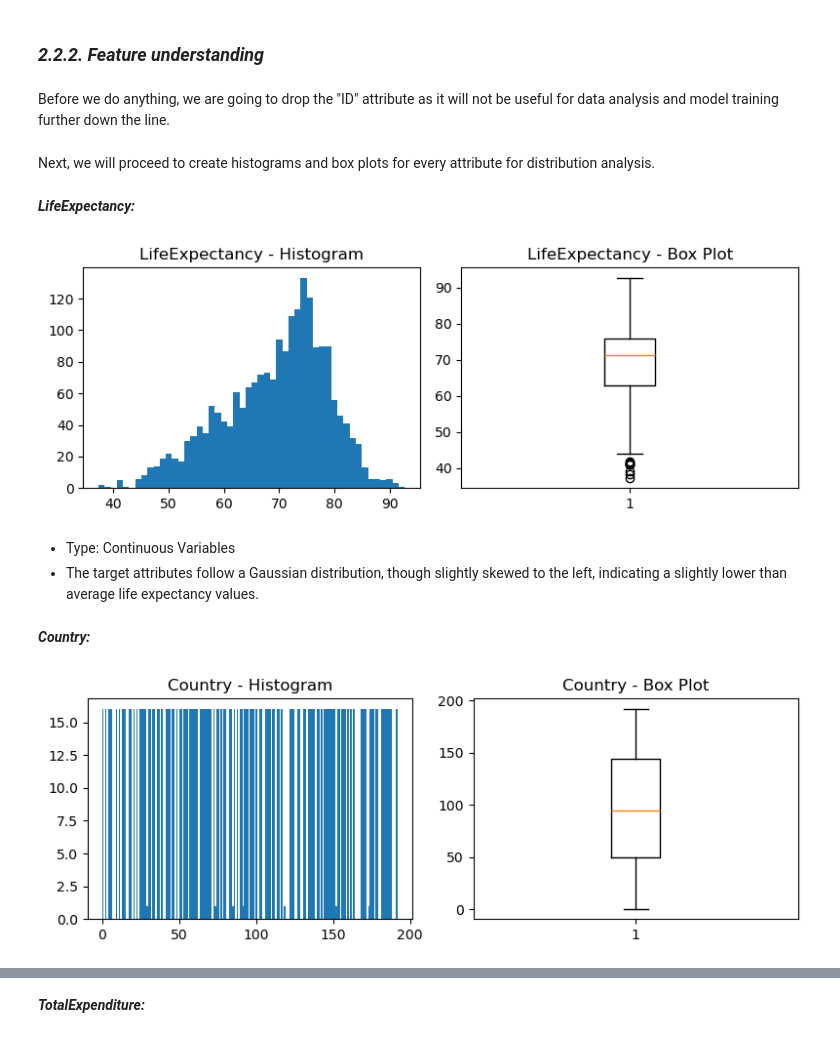
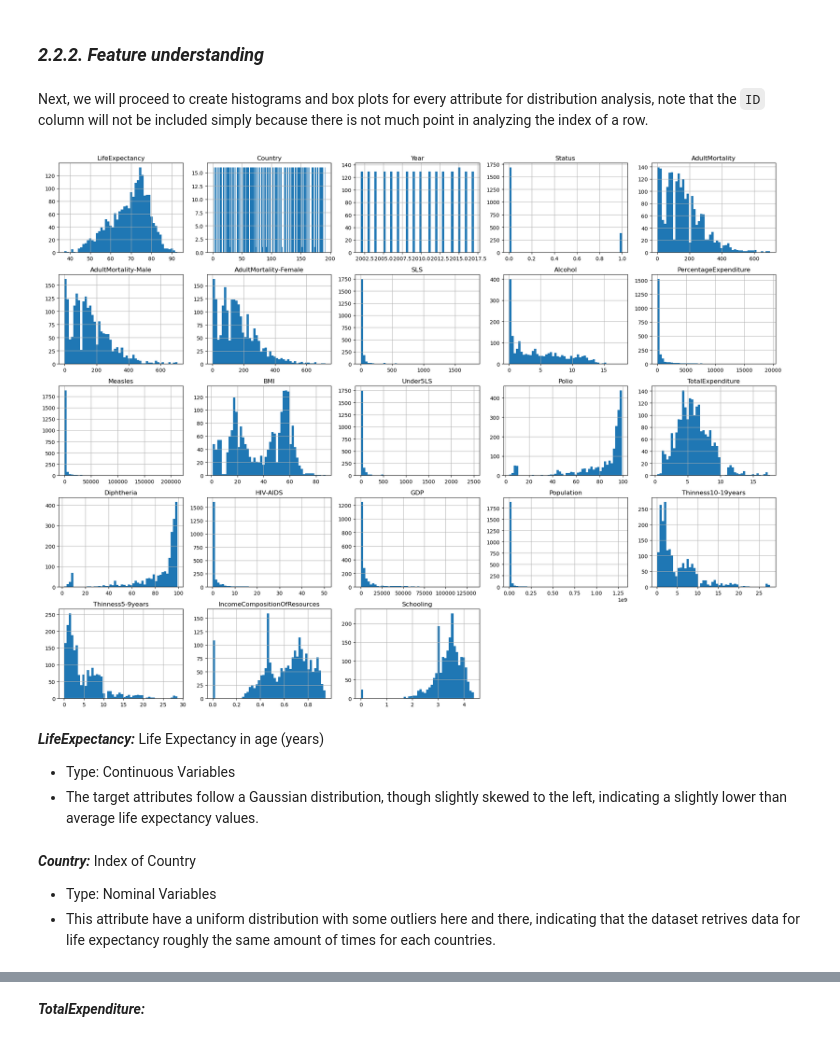
Before and after one commit to KanTheCodingNoob/Machine-Learning-LifeExpectancyPrediction, a Jupyter notebook: COSC2753_A1_S4019548.ipynb, the cells around one changed output, grey strips where cells are left out. Drawn from its saved outputs; the diff is of its cells as text; code cells hidden in the pictures.

Commit message:
Data preparation and model selection

```diff
--- a/COSC2753_A1_S4019548.ipynb
+++ b/COSC2753_A1_S4019548.ipynb
@@ -60,2 +67,4 @@ test_data = pd.read_csv('data/test.csv')
+# %%
+lifeExpectancy = train_data.copy()
 # %% [markdown]
 ### ___2.2. Explore the data___
@@ -127,5 +125,5 @@ As I review all the attribute, I notice that some of the names are either confus
 
 So we will be changing "TARGET-LifeExpectancy" to "LifeExpectancy" and "Thinness1-19years" to "Thinness10-19years" for accuracy and clarity purposes.
 # %%
-train_data = train_data.rename(columns={"TARGET_LifeExpectancy": "LifeExpectancy",
+lifeExpectancy = lifeExpectancy.rename(columns={"TARGET_LifeExpectancy": "LifeExpectancy",
                  "Thinness1-19years": "Thinness10-19years"})
@@ -171,5 +178,3 @@ Index(['AdultMortality', 'Alcohol', 'PercentageExpenditure', 'Measles', 'BMI',
        'IncomeCompositionOfResources', 'Schooling'.
 # %% [markdown]
 ### ___2.2.2. Feature understanding___
-# %% [markdown]
-Before we do anything, we are going to drop the "ID" attribute as it will not be useful for data analysis and model training further down the line.
@@ -178,35 +181,45 @@ train_data = train_data.drop(columns={"ID"})
 # %% [markdown]
-Next, we will proceed to create histograms and box plots for every attribute for distribution analysis.
+Next, we will proceed to create histograms and box plots for every attribute for distribution analysis, note that the `ID` column will not be included simply because there is not much point in analyzing the index of a row.
+# %%
+custom_bins = {
+    'Country': 200,
+#    'SLS': [0, 1, 5, 10, 20, 30, 50, 75, 100, 150, 200, 300, 500, 1000],
+#    'Alcohol': [0, 0.5, 1, 2, 3, 4, 5, 7, 10, 15, 20],
+#    'PercentageExpenditure': [0, 10, 50, 100, 200, 500, 1000, 2000, 5000, 10000, 20000],
+#    'Measles': [],
+#    'Under5LS': [],
+#    'HIV-AIDS': [],
+#    'GDP': [],
+#    'Population': [],
+}
+
+exclude_column = "ID"  # Exclude ID
+
+# Plot histograms
+fig, axes = plt.subplots(nrows=5, ncols=5, figsize=(20, 15))
+axes = axes.flatten()
+
+filtered_columns = [col for col in lifeExpectancy.columns if col != exclude_column]
+
+for i, column in enumerate(filtered_columns):
+    bins = custom_bins.get(column, 50)  # Use custom bins if available, otherwise default to 50
+
+    lifeExpectancy[column].hist(bins=bins, ax=axes[i])
+    axes[i].set_title(column)
+
+# Hide unused subplots (in case columns < grid size)
+for j in range(i + 1, len(axes)):
+    fig.delaxes(axes[j])
+
+plt.tight_layout()
+plt.show()
+# %% [output]
+[figure, added]
 # %% [markdown]
-___LifeExpectancy:___
+___LifeExpectancy:___ Life Expectancy in age (years)
+* Type: Continuous Variables
+* The target attributes follow a Gaussian distribution, though slightly skewed to the left, indicating a slightly lower than average life expectancy values.
-# %%
-fig, axes = plt.subplots(1, 2, figsize=(8, 3))
-
-axes[0].hist(train_data["LifeExpectancy"], bins=50)
-axes[0].set_title('LifeExpectancy - Histogram')
-
-axes[1].boxplot(train_data["LifeExpectancy"])
-axes[1].set_title('LifeExpectancy - Box Plot')
-
-plt.tight_layout()
-plt.show()
-# %% [output]
-[figure, removed]
-# %% [markdown]
-* Type: Continuous Variables
-* The target attributes follow a Gaussian distribution, though slightly skewed to the left, indicating a slightly lower than average life expectancy values.
 # %% [markdown]
-___Country:___
+___Country:___ Index of Country
+* Type: Nominal Variables
+* This attribute have a uniform distribution with some outliers here and there, indicating that the dataset retrives data for life expectancy roughly the same amount of times for each countries.
-# %%
-fig, axes = plt.subplots(1, 2, figsize=(8, 3))
-
-axes[0].hist(train_data["Country"], bins=200)
-axes[0].set_title('Country - Histogram')
-
-axes[1].boxplot(train_data["Country"])
-axes[1].set_title('Country - Box Plot')
-
-plt.tight_layout()
-plt.show()
-# %% [output]
-[figure, removed]
```
Also changed, not shown: parts of 85 cells of this notebook, 1 other file.
